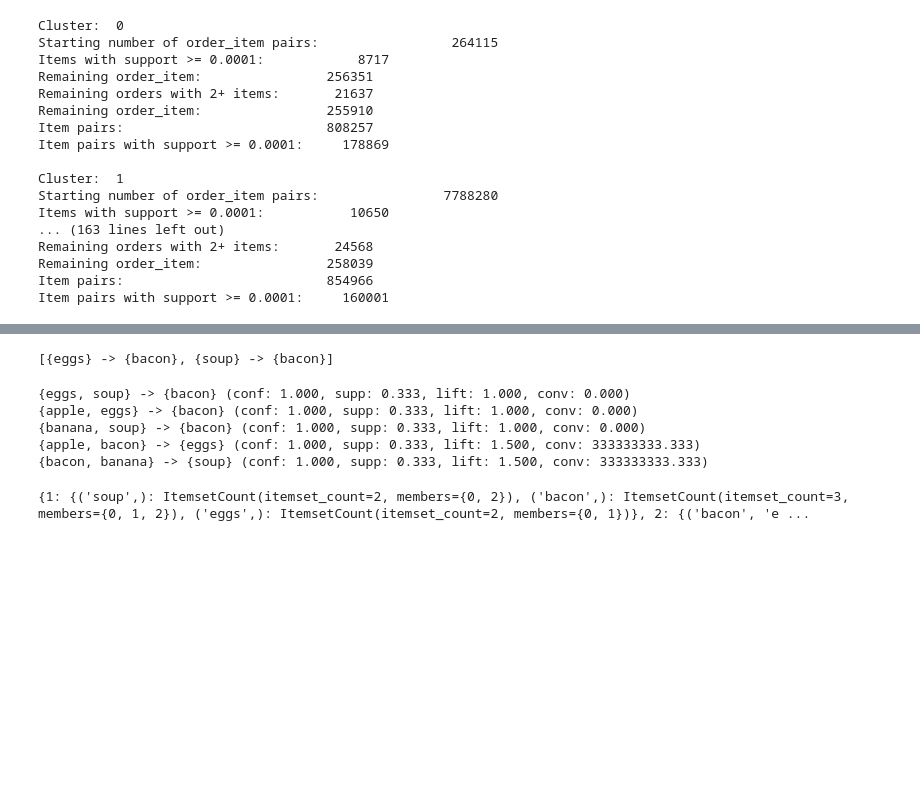
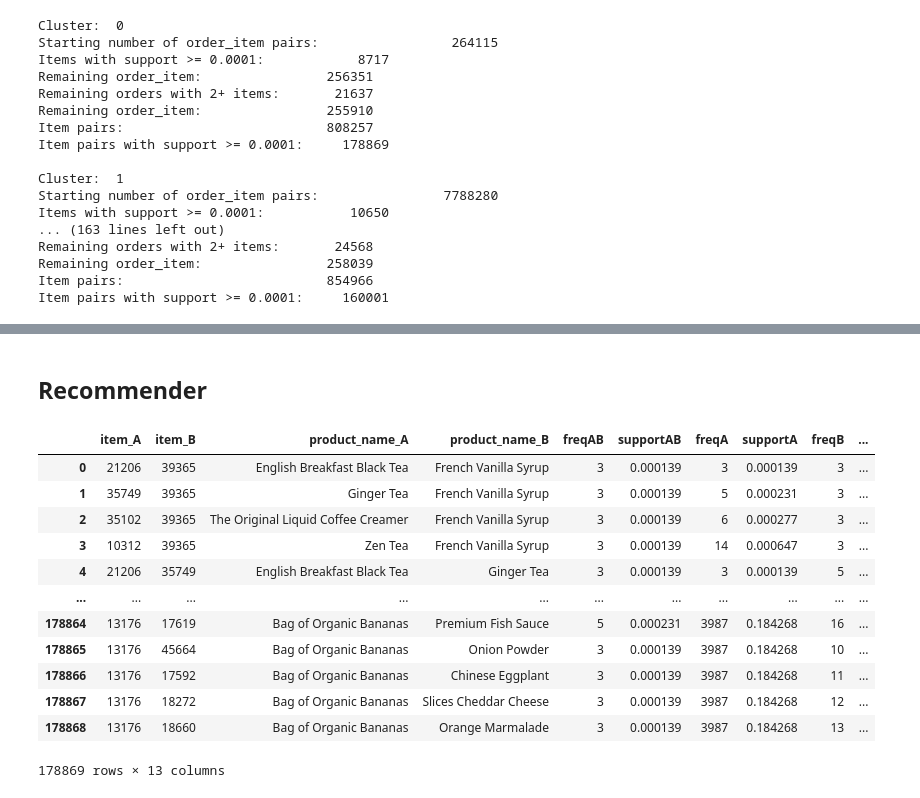
Before and after one commit to melodygr/grocery_recommendation, a Jupyter notebook: Market_Basket_Analysis.ipynb, the cells around one changed output, grey strips where cells are left out. Drawn from its saved outputs; the diff is of its cells as text; code cells hidden in the pictures; blank space fills up the shorter version.

```diff
--- a/Market_Basket_Analysis.ipynb
+++ b/Market_Basket_Analysis.ipynb
@@ -366,34 +301,18 @@ from efficient_apriori import apriori
-# %%
-transactions = [('eggs', 'bacon', 'soup'),
-                ('eggs', 'bacon', 'apple'),
-                ('soup', 'bacon', 'banana')]
-itemsets, rules = apriori(transactions, min_support=0.5, min_confidence=1)
-print(rules)  # [{eggs} -> {bacon}, {soup} -> {bacon}]
-# %% [output]
-[{eggs} -> {bacon}, {soup} -> {bacon}]
-# %%
-transactions = [('eggs', 'bacon', 'soup'),
-                ('eggs', 'bacon', 'apple'),
-                ('soup', 'bacon', 'banana')]
-itemsets, rules = apriori(transactions, min_support=0.2, min_confidence=1)
-
-# Print out every rule with 2 items on the left hand side,
-# 1 item on the right hand side, sorted by lift
-rules_rhs = filter(lambda rule: len(rule.lhs) == 2 and len(rule.rhs) == 1, rules)
-for rule in sorted(rules_rhs, key=lambda rule: rule.lift):
-  print(rule)  # Prints the rule and its confidence, support, lift, ...
-# %% [output]
-{eggs, soup} -> {bacon} (conf: 1.000, supp: 0.333, lift: 1.000, conv: 0.000)
-{apple, eggs} -> {bacon} (conf: 1.000, supp: 0.333, lift: 1.000, conv: 0.000)
-{banana, soup} -> {bacon} (conf: 1.000, supp: 0.333, lift: 1.000, conv: 0.000)
-{apple, bacon} -> {eggs} (conf: 1.000, supp: 0.333, lift: 1.500, conv: 333333333.333)
-{bacon, banana} -> {soup} (conf: 1.000, supp: 0.333, lift: 1.500, conv: 333333333.333)
-# %%
-transactions = [('eggs', 'bacon', 'soup'),
-                ('eggs', 'bacon', 'apple'),
-                ('soup', 'bacon', 'banana')]
-itemsets, rules = apriori(transactions, output_transaction_ids=True)
-print(itemsets)
-# {1: {('bacon',): ItemsetCount(itemset_count=3, members={0, 1, 2}), ...
-# %% [output]
-{1: {('soup',): ItemsetCount(itemset_count=2, members={0, 2}), ('bacon',): ItemsetCount(itemset_count=3, members={0, 1, 2}), ('eggs',): ItemsetCount(itemset_count=2, members={0, 1})}, 2: {('bacon', 'e ...
+# %% [markdown]
+## Recommender
+# %%
+group_association_rules_dic[0]
+# %% [output]
+|  | item_A | item_B | product_name_A | product_name_B | freqAB | supportAB | freqA | supportA | freqB | ... |
+| 0 | 21206 | 39365 | English Breakfast Black Tea | French Vanilla Syrup | 3 | 0.000139 | 3 | 0.000139 | 3 | ... |
+| 1 | 35749 | 39365 | Ginger Tea | French Vanilla Syrup | 3 | 0.000139 | 5 | 0.000231 | 3 | ... |
+| 2 | 35102 | 39365 | The Original Liquid Coffee Creamer | French Vanilla Syrup | 3 | 0.000139 | 6 | 0.000277 | 3 | ... |
+| 3 | 10312 | 39365 | Zen Tea | French Vanilla Syrup | 3 | 0.000139 | 14 | 0.000647 | 3 | ... |
+| 4 | 21206 | 35749 | English Breakfast Black Tea | Ginger Tea | 3 | 0.000139 | 3 | 0.000139 | 5 | ... |
+| ... | ... | ... | ... | ... | ... | ... | ... | ... | ... | ... |
+| 178864 | 13176 | 17619 | Bag of Organic Bananas | Premium Fish Sauce | 5 | 0.000231 | 3987 | 0.184268 | 16 | ... |
+| 178865 | 13176 | 45664 | Bag of Organic Bananas | Onion Powder | 3 | 0.000139 | 3987 | 0.184268 | 10 | ... |
+| 178866 | 13176 | 17592 | Bag of Organic Bananas | Chinese Eggplant | 3 | 0.000139 | 3987 | 0.184268 | 11 | ... |
+| 178867 | 13176 | 18272 | Bag of Organic Bananas | Slices Cheddar Cheese | 3 | 0.000139 | 3987 | 0.184268 | 12 | ... |
+| 178868 | 13176 | 18660 | Bag of Organic Bananas | Orange Marmalade | 3 | 0.000139 | 3987 | 0.184268 | 13 | ... |
+178869 rows × 13 columns
```
Also changed, not shown: parts of 22 cells of this notebook, 21 other files.
